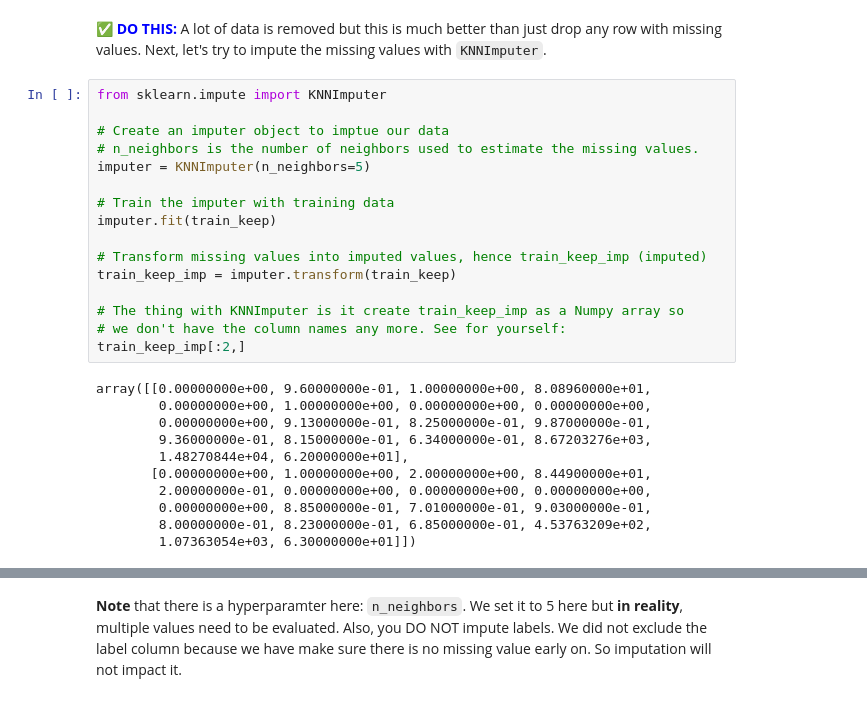
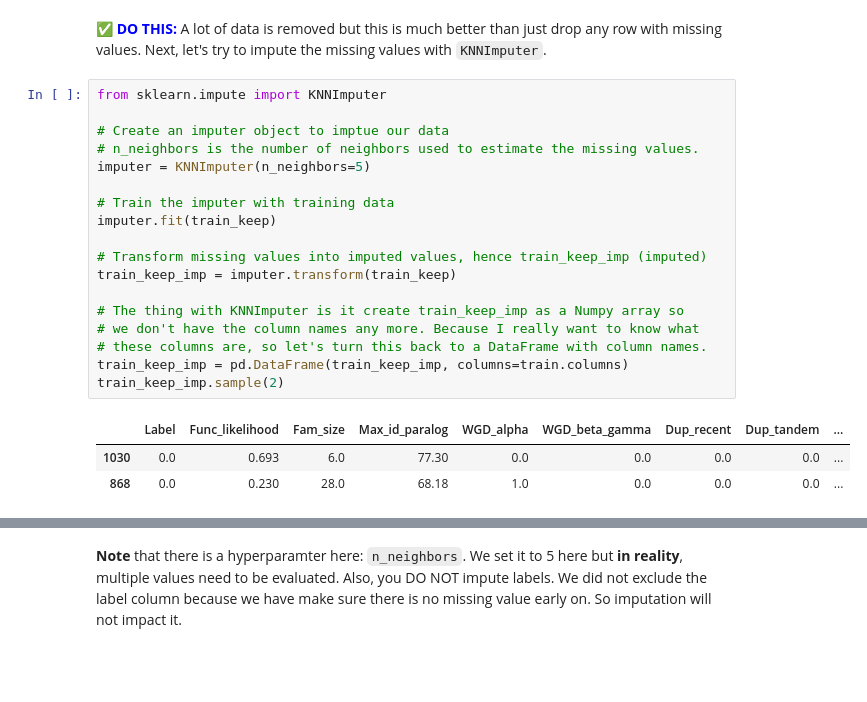
Before and after one commit to ShiuLab/ML_workshop, a Jupyter notebook: _DRAFT_ML_workshop-part_b-in_class.ipynb, the cells around one changed output, grey strips where cells are left out. Cells and saved outputs as stored; diff of their text form; blank space fills up the shorter version.

```diff
--- a/_DRAFT_ML_workshop-part_b-in_class.ipynb
+++ b/_DRAFT_ML_workshop-part_b-in_class.ipynb
@@ -361,27 +365,22 @@ Name: Label, dtype: int64
 # %%
 from sklearn.impute import KNNImputer
 
 # Create an imputer object to imptue our data
 # n_neighbors is the number of neighbors used to estimate the missing values.
 imputer = KNNImputer(n_neighbors=5)
 
 # Train the imputer with training data
 imputer.fit(train_keep)
 
 # Transform missing values into imputed values, hence train_keep_imp (imputed)
 train_keep_imp = imputer.transform(train_keep)
 
 # The thing with KNNImputer is it create train_keep_imp as a Numpy array so
-# we don't have the column names any more. See for yourself:
-train_keep_imp[:2,]
+# we don't have the column names any more. Because I really want to know what
+# these columns are, so let's turn this back to a DataFrame with column names.
+train_keep_imp = pd.DataFrame(train_keep_imp, columns=train.columns)
+train_keep_imp.sample(2)
 # %% [output]
-array([[0.00000000e+00, 9.60000000e-01, 1.00000000e+00, 8.08960000e+01,
-        0.00000000e+00, 1.00000000e+00, 0.00000000e+00, 0.00000000e+00,
-        0.00000000e+00, 9.13000000e-01, 8.25000000e-01, 9.87000000e-01,
-        9.36000000e-01, 8.15000000e-01, 6.34000000e-01, 8.67203276e+03,
-        1.48270844e+04, 6.20000000e+01],
-       [0.00000000e+00, 1.00000000e+00, 2.00000000e+00, 8.44900000e+01,
-        2.00000000e-01, 0.00000000e+00, 0.00000000e+00, 0.00000000e+00,
-        0.00000000e+00, 8.85000000e-01, 7.01000000e-01, 9.03000000e-01,
-        8.00000000e-01, 8.23000000e-01, 6.85000000e-01, 4.53763209e+02,
-        1.07363054e+03, 6.30000000e+01]])
+|  | Label | Func_likelihood | Fam_size | Max_id_paralog | WGD_alpha | WGD_beta_gamma | Dup_recent | Dup_tandem | ... |
+| 1030 | 0.0 | 0.693 | 6.0 | 77.30 | 0.0 | 0.0 | 0.0 | 0.0 | ... |
+| 868 | 0.0 | 0.230 | 28.0 | 68.18 | 1.0 | 0.0 | 0.0 | 0.0 | ... |
```
Also changed, not shown: parts of 52 cells of this notebook, 1 other file.
